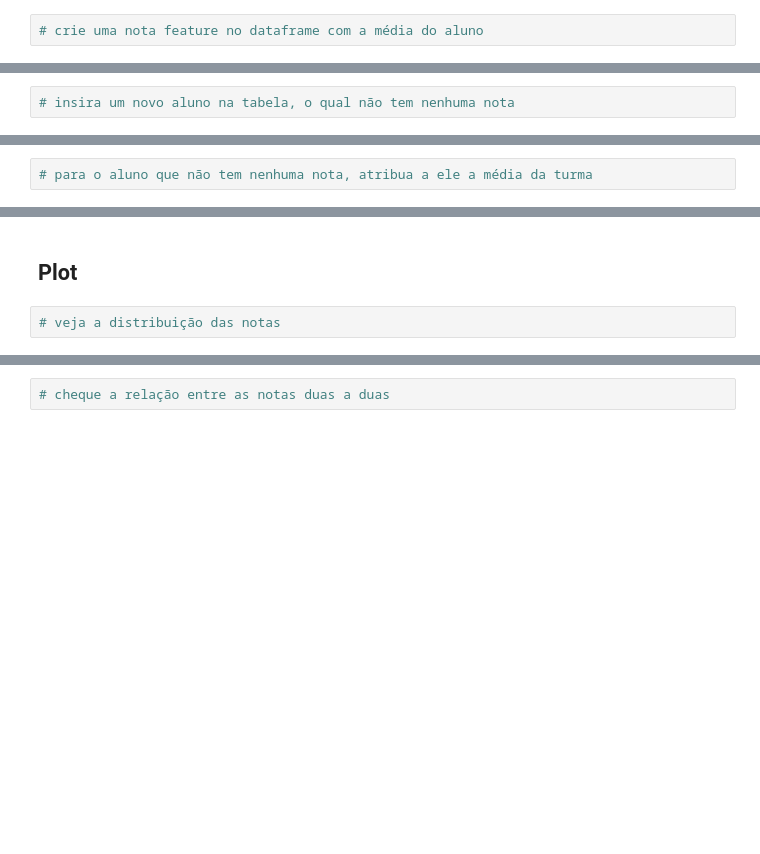
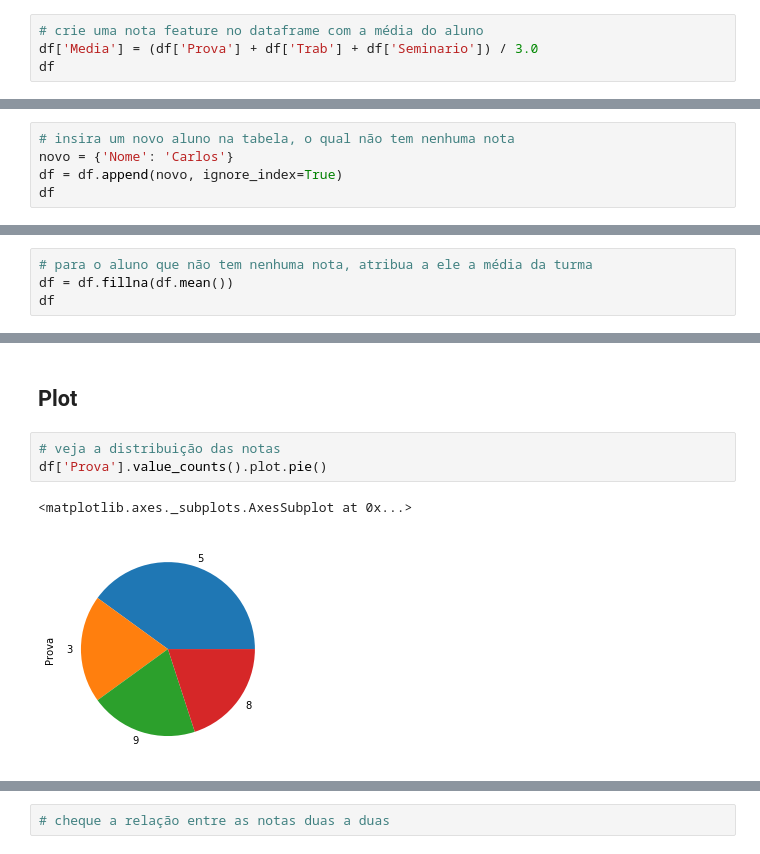
Before and after one commit to Daniel-Bertazzo/Intro-DS-2020.1, a Jupyter notebook: Aula2/exercicios_pandas.ipynb, the cells around one changed output, grey strips where cells are left out. Saved outputs shown, nothing was run; the diff lists cells and outputs as text; blank space fills up the shorter version.

```diff
--- a/Aula2/exercicios_pandas.ipynb
+++ b/Aula2/exercicios_pandas.ipynb
@@ -205,2 +222,4 @@ df[(df['Prova'] > 5) & ((df['Trab'] + df['Seminario']) / 2 >= 5.0)]
 # %%
 # crie uma nota feature no dataframe com a média do aluno
+df['Media'] = (df['Prova'] + df['Trab'] + df['Seminario']) / 3.0
+df
@@ -221,3 +278,6 @@ df[(df['Prova'] > 5) & ((df['Trab'] + df['Seminario']) / 2 >= 5.0)]
 ## Dados faltantes
 # %%
 # insira um novo aluno na tabela, o qual não tem nenhuma nota
+novo = {'Nome': 'Carlos'}
+df = df.append(novo, ignore_index=True)
+df
@@ -224,2 +292,4 @@ df[(df['Prova'] > 5) & ((df['Trab'] + df['Seminario']) / 2 >= 5.0)]
 # %%
 # para o aluno que não tem nenhuma nota, atribua a ele a média da turma
+df = df.fillna(df.mean())
+df
@@ -227,5 +305,9 @@ df[(df['Prova'] > 5) & ((df['Trab'] + df['Seminario']) / 2 >= 5.0)]
 ## Plot
 # %%
 # veja a distribuição das notas
+df['Prova'].value_counts().plot.pie()
+# %% [output]
+<matplotlib.axes._subplots.AxesSubplot at 0x...>
+[figure, added]
 # %%
 # cheque a relação entre as notas da prova e do trabalho
```
Also changed, not shown: parts of 11 cells of this notebook, 2 other files.
